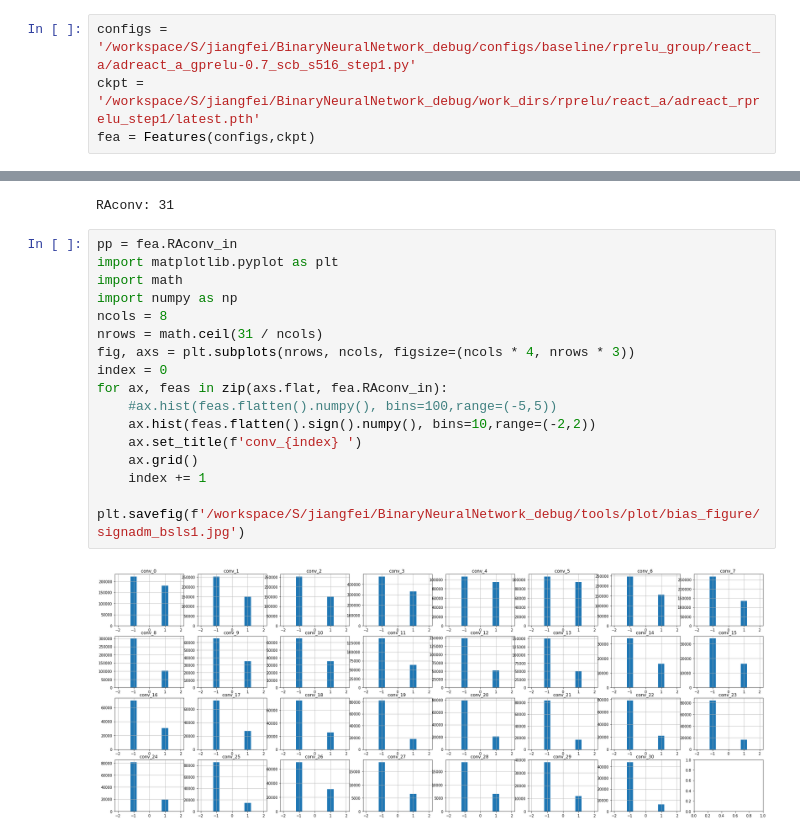
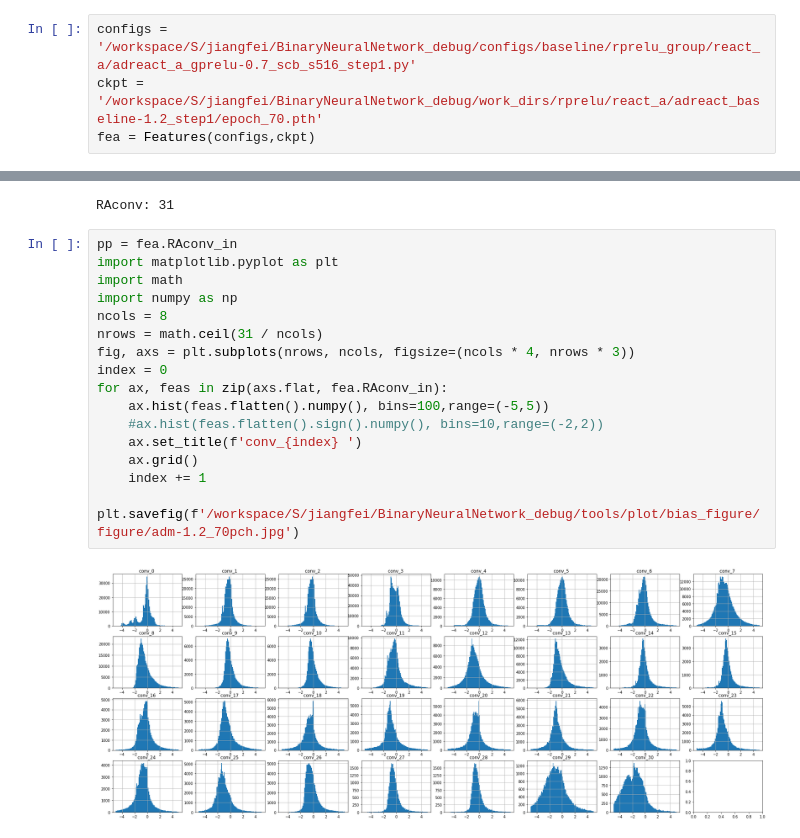
Before and after one commit to lucifer443/BinaryNeuralNetwork, a Jupyter notebook: tools/plot/bias_figure/test.ipynb, the cells around one changed output, grey strips where cells are left out. Drawn from its saved outputs; the diff is of its cells as text.

```diff
--- a/tools/plot/bias_figure/test.ipynb
+++ b/tools/plot/bias_figure/test.ipynb
@@ -10,7 +10,7 @@ The autoreload extension is already loaded. To reload it, use:
 from features import Features
 # %%
 configs = '/workspace/S/jiangfei/BinaryNeuralNetwork_debug/configs/baseline/rprelu_group/react_a/adreact_a_gprelu-0.7_scb_s516_step1.py'
-ckpt = '/workspace/S/jiangfei/BinaryNeuralNetwork_debug/work_dirs/rprelu/react_a/adreact_rprelu_step1/latest.pth'
+ckpt = '/workspace/S/jiangfei/BinaryNeuralNetwork_debug/work_dirs/rprelu/react_a/adreact_baseline-1.2_step1/epoch_70.pth'
 fea = Features(configs,ckpt)
 # %% [output]
 Use load_from_local loader
@@ -21,19 +21,19 @@ RAconv: 31
 # %%
 pp = fea.RAconv_in
 import matplotlib.pyplot as plt
 import math
 import numpy as np
 ncols = 8
 nrows = math.ceil(31 / ncols)
 fig, axs = plt.subplots(nrows, ncols, figsize=(ncols * 4, nrows * 3))
 index = 0
 for ax, feas in zip(axs.flat, fea.RAconv_in):
-    #ax.hist(feas.flatten().numpy(), bins=100,range=(-5,5))
-    ax.hist(feas.flatten().sign().numpy(), bins=10,range=(-2,2))
+    ax.hist(feas.flatten().numpy(), bins=100,range=(-5,5))
+    #ax.hist(feas.flatten().sign().numpy(), bins=10,range=(-2,2))
     ax.set_title(f'conv_{index} ')
     ax.grid()
     index += 1
 
-plt.savefig(f'/workspace/S/jiangfei/BinaryNeuralNetwork_debug/tools/plot/bias_figure/signadm_bsls1.jpg')
+plt.savefig(f'/workspace/S/jiangfei/BinaryNeuralNetwork_debug/tools/plot/bias_figure/figure/adm-1.2_70pch.jpg')
 # %% [output]
-[figure, old version]
+[figure, new version]
```
Also changed, not shown: 1 other file.
